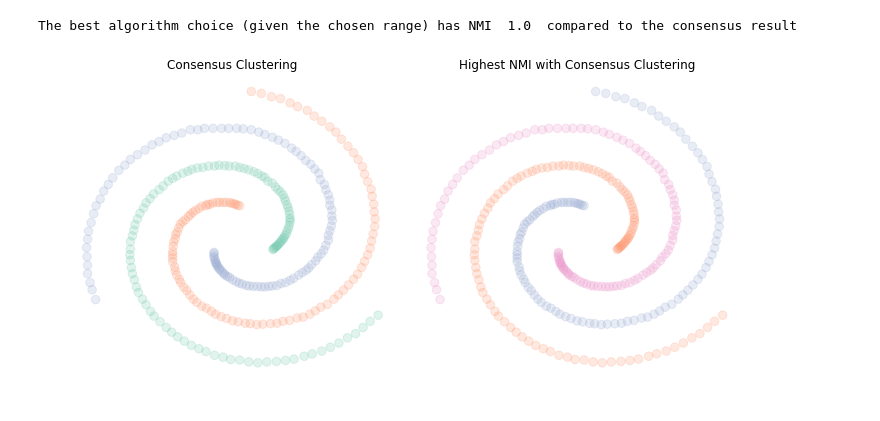
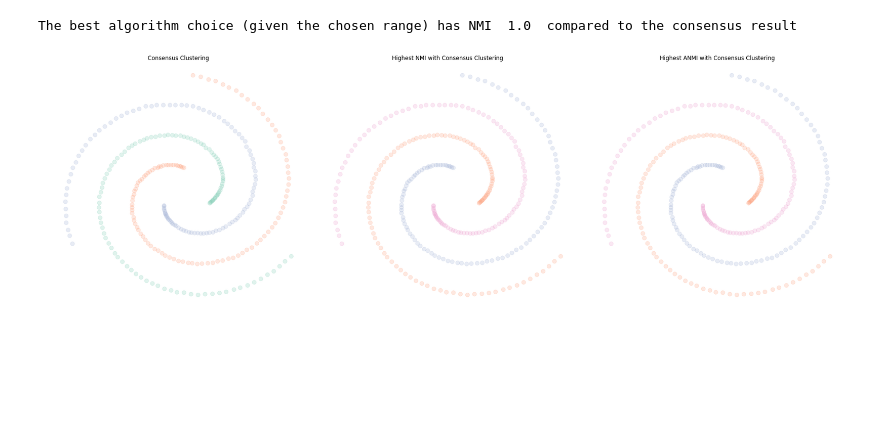
Before and after one commit to clustertoolsgroup/consensus_clustering, a Jupyter notebook: Results_algorithm_search.ipynb, the cells around one changed output. Cells and saved outputs as stored; diff of their text form; code cells hidden in the pictures; blank space fills up the shorter version.

```diff
--- a/Results_algorithm_search.ipynb
+++ b/Results_algorithm_search.ipynb
@@ -213,12 +244,19 @@ print("The best algorithm choice (given the chosen range) has NMI ", np.max(nmi_
 The best algorithm choice (given the chosen range) has NMI  1.0  compared to the consensus result
 # %%
 #highest NMI with consensus
-best=np.argmax(nmi_arr)
+#best=np.argmax(nmi_arr)
 
-obj=clusterings[best]
-labels_alg_search=consensus_obj._noise_to_zero(obj).cluster_labels
+#obj=clusterings[best]
+#labels_alg_search=consensus_obj._noise_to_zero(obj).cluster_labels
 
 #plot_synth_cons_par(data,consensus_obj.cluster_labels.astype(int),labels_alg_search,figsize = (10,5),savetitle = 'img/spiral_consensus.pdf')
-plot_synth_cons_par(data,consensus_obj.cluster_labels.astype(int),labels_alg_search.astype(int), figsize = (10,5),savetitle_cons = 'img/spiral_algs_consensus.pdf', savetitle_par = 'img/spiral_algs_NMI.pdf')
+#plot_synth_cons_par(data,consensus_obj.cluster_labels.astype(int),labels_alg_search.astype(int), figsize = (10,5),savetitle_cons = 'img/spiral_algs_consensus', savetitle_par = 'img/spiral_algs_NMI')
-# %% [output]
-[figure, removed]
+# %%
+labels_nmi_best = np.array(clusterings[np.argmax(nmi_arr)].cluster_labels).astype(int)
+labels_anmi_best = np.array(clusterings[np.argmax(anmi_vector)].cluster_labels).astype(int)
+
+plot_synth_cons_par(data,
+                        consensus_obj.cluster_labels.astype(int), labels_nmi_best, labels_anmi_best,
+                        figsize = (24,8), savetitle_cons='img/spiral_algs_consensus', savetitle_nmi='img/spiral_algs_NMI', savetitle_anmi='img/spiral_algs_ANMI')
+# %% [output]
+[figure, added]
```
Also changed, not shown: parts of 6 cells of this notebook, 56 other files.
